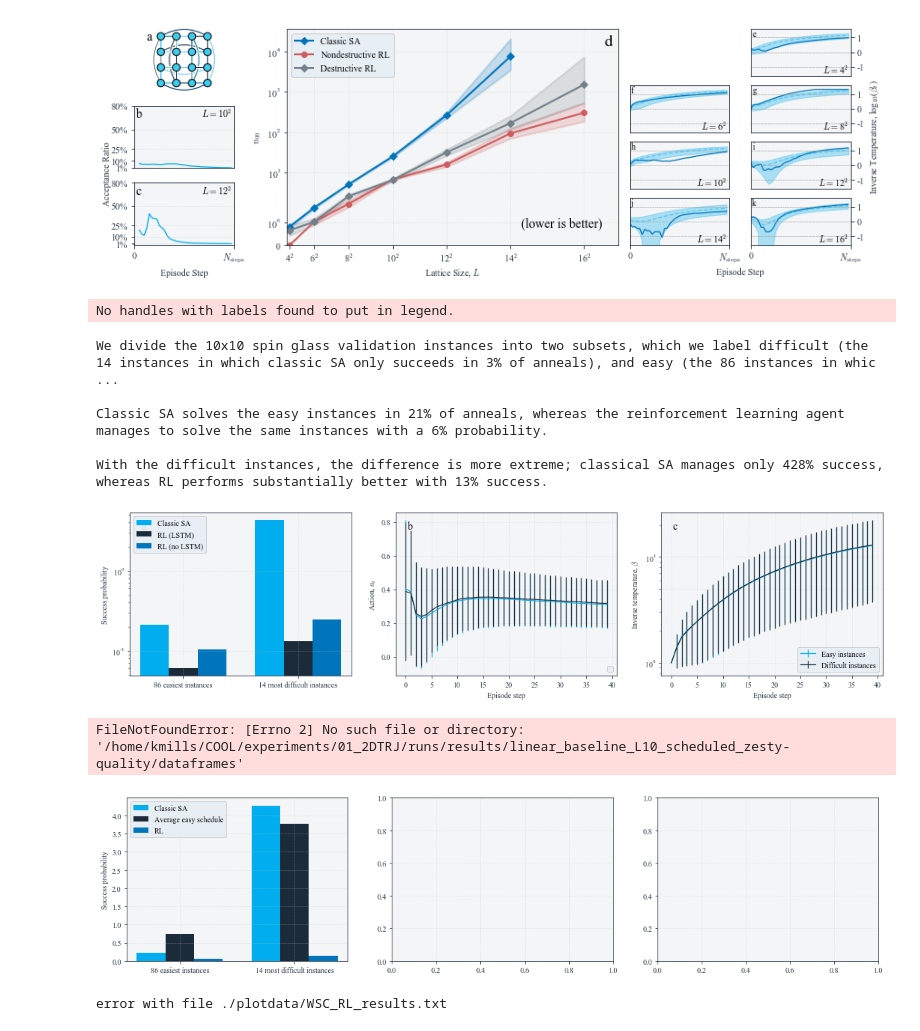
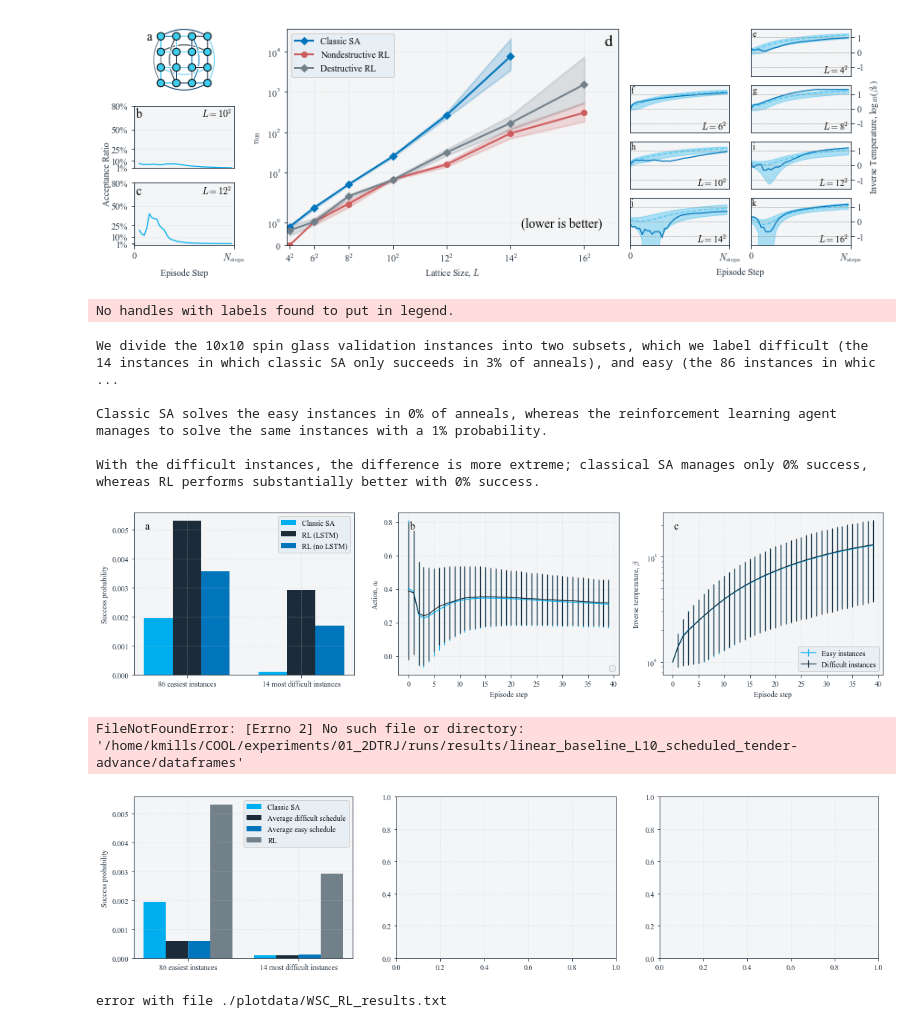
Before and after one commit to millskyle/COOL-1, a Jupyter notebook: plots/Plots.ipynb, the cells around one changed output. Cells and saved outputs as stored; diff of their text form; code cells hidden in the pictures.

```diff
--- a/plots/Plots.ipynb
+++ b/plots/Plots.ipynb
@@ -596,8 +596,11 @@ def dict_sum_value_if_in_ref(d, ref):
             c+=1
     return s,c
 
-def compute_success(success, total, repeats):
-    return np.log(1 - 0.99) /  np.log(1-success / (total*repeats))
+def compute_success(success, total, repeats, n99=False):
+    if n99:
+        return np.log(1 - 0.99) /  np.log(1-success / (total*repeats))
+    else:
+        return success / (total*repeats)
 
 def plot_easyhard_hamiltonian_success(ref_datafile, compare_datafiles, ref_trials_per_hamiltonian,comp_trials_per_hamiltonian,
                                       prepend_path="", postpend_file="HamiltonianSuccessperHam.dat",
@@ -723,7 +726,6 @@ def plot_easyhard_hamiltonian_success(ref_datafile, compare_datafiles, ref_trial
         axs[2].set_yscale("log")
         axs[2].set_yticks([1,5,10])
 
-        axs[0].set_yscale("log")
 
 
     for ax, l in zip(axs, ["a","b","c"]):
@@ -781,28 +783,28 @@ print(statement)
 No handles with labels found to put in legend.
 We divide the 10x10 spin glass validation instances into two subsets, which we label difficult (the 14 instances in which classic SA only succeeds in 3% of anneals), and easy (the 86 instances in whic ...
 
-Classic SA solves the easy instances in 21% of anneals, whereas the reinforcement learning agent manages to solve the same instances with a 6% probability.
+Classic SA solves the easy instances in 0% of anneals, whereas the reinforcement learning agent manages to solve the same instances with a 1% probability.
 
-With the difficult instances, the difference is more extreme; classical SA manages only 428% success, whereas RL performs substantially better with 13% success.
+With the difficult instances, the difference is more extreme; classical SA manages only 0% success, whereas RL performs substantially better with 0% success.
-[figure, old version]
+[figure, new version]
 # %%
 output = plot_easyhard_hamiltonian_success(
       ref_datafile=f"/home/kmills/COOL/experiments/01_2DTRJ/runs/results/linear_baseline_L10_dbeta_0.002000",
-      compare_datafiles=[#f"/home/kmills/COOL/experiments/01_2DTRJ/runs/results/linear_baseline_L10_scheduled_tender-advance",
+      compare_datafiles=[f"/home/kmills/COOL/experiments/01_2DTRJ/runs/results/linear_baseline_L10_scheduled_tender-advance",
                          f"/home/kmills/COOL/experiments/01_2DTRJ/runs/results/linear_baseline_L10_scheduled_zesty-quality",
                          f"/home/kmills/COOL/experiments/01_2DTRJ/runs/results/{normal[10]}"],
       labels=["Classic SA",
-              #"Average difficult schedule",
+              "Average difficult schedule",
               "Average easy schedule",
               "RL"],
       ref_trials_per_hamiltonian=100,
       comp_trials_per_hamiltonian=[100,100,100],
       easy_threshold=3,
       instance_class="10x10 spin glass",
 )
 # %% [output]
-FileNotFoundError: [Errno 2] No such file or directory: '/home/kmills/COOL/experiments/01_2DTRJ/runs/results/linear_baseline_L10_scheduled_zesty-quality/dataframes'
+FileNotFoundError: [Errno 2] No such file or directory: '/home/kmills/COOL/experiments/01_2DTRJ/runs/results/linear_baseline_L10_scheduled_tender-advance/dataframes'
-[figure, old version]
+[figure, new version]
 # %%
 %matplotlib inline
 import matplotlib.pyplot as plt
```
Also changed, not shown: 1 other file.
